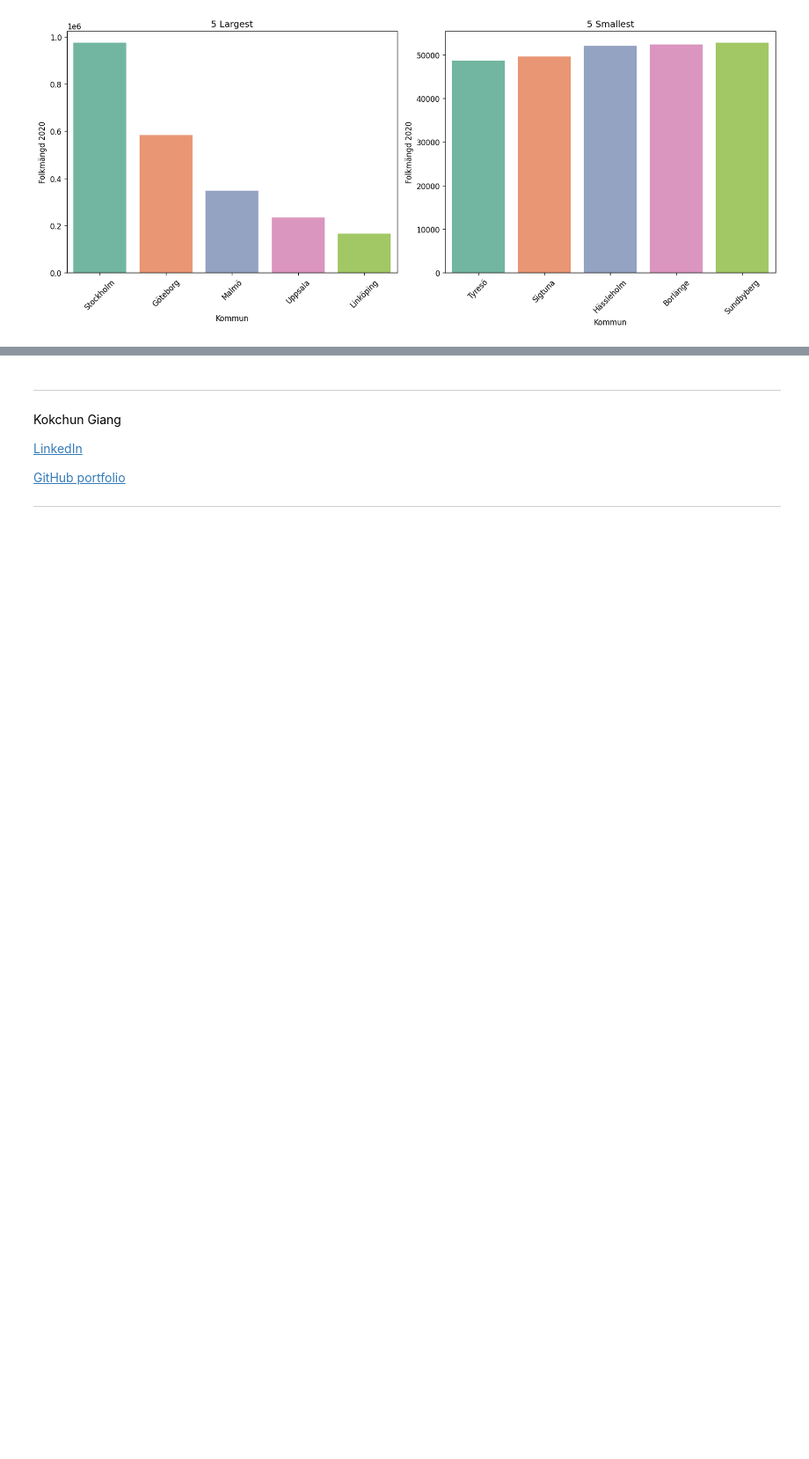
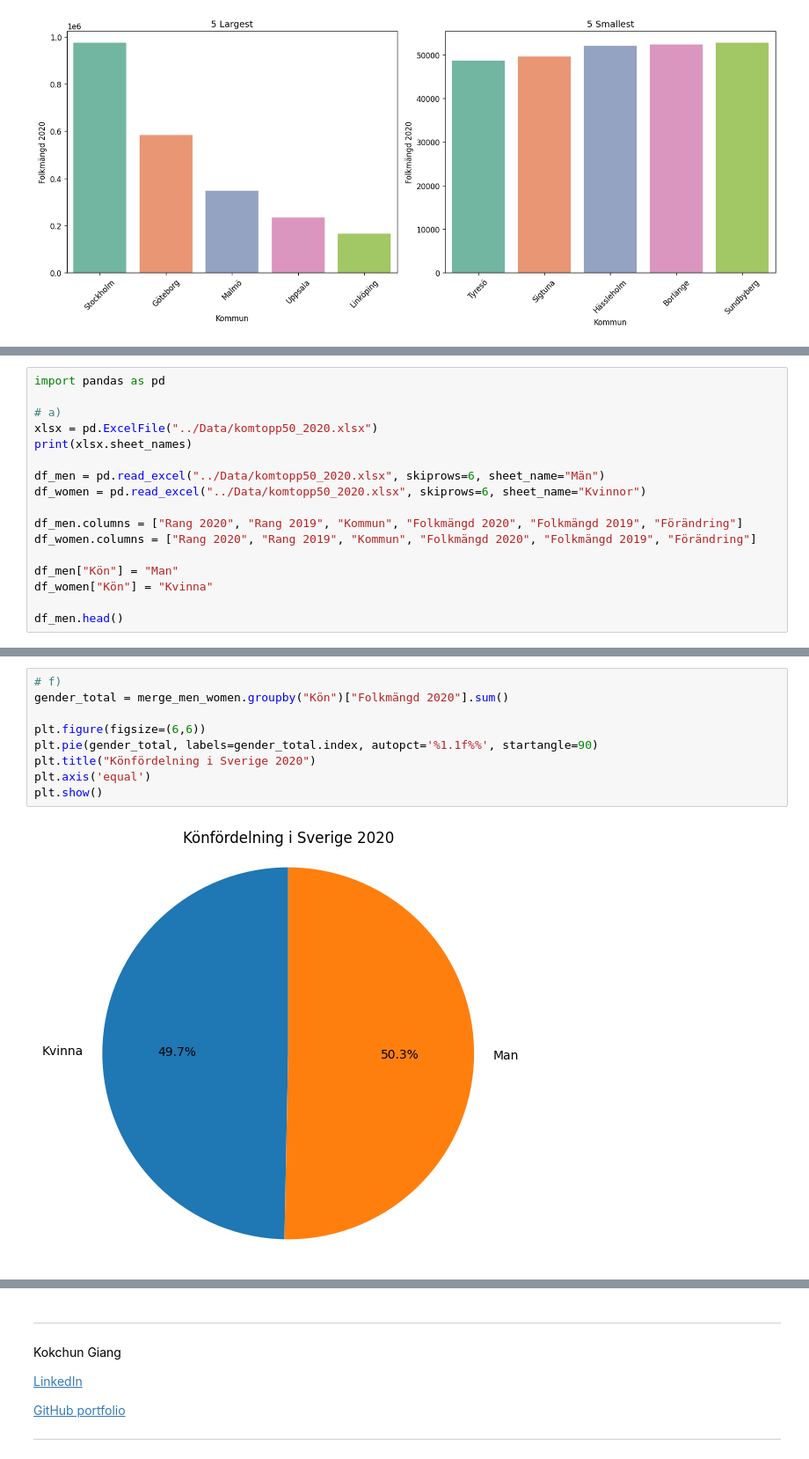
Before and after one commit to m0hsen-m0hseni/Databehandling-Mohsen-Mohseni, a Jupyter notebook: Exercises/E00_pandas_basic_syntax.ipynb, the cells around one changed output, grey strips where cells are left out. Shown at 88% size. Saved outputs shown, nothing was run; the diff lists cells and outputs as text; blank space fills up the shorter version.

```diff
--- a/Exercises/E00_pandas_basic_syntax.ipynb
+++ b/Exercises/E00_pandas_basic_syntax.ipynb
@@ -460,3 +460,20 @@ h)
 <img src="../assets/pop_change.png" height="200"/>
 
 </details>
+# %%
+import pandas as pd
+
+# a)
+xlsx = pd.ExcelFile("../Data/komtopp50_2020.xlsx")
+print(xlsx.sheet_names)
+
+df_men = pd.read_excel("../Data/komtopp50_2020.xlsx", skiprows=6, sheet_name="Män")
+df_women = pd.read_excel("../Data/komtopp50_2020.xlsx", skiprows=6, sheet_name="Kvinnor")
+
+df_men.columns = ["Rang 2020", "Rang 2019", "Kommun", "Folkmängd 2020", "Folkmängd 2019", "Förändring"]
+df_women.columns = ["Rang 2020", "Rang 2019", "Kommun", "Folkmängd 2020", "Folkmängd 2019", "Förändring"]
+
+df_men["Kön"] = "Man"
+df_women["Kön"] = "Kvinna"
+
+df_men.head()
@@ -462,0 +587,11 @@ h)
+# %%
+# f)
+gender_total = merge_men_women.groupby("Kön")["Folkmängd 2020"].sum()
+
+plt.figure(figsize=(6,6))
+plt.pie(gender_total, labels=gender_total.index, autopct='%1.1f%%', startangle=90)
+plt.title("Könfördelning i Sverige 2020")
+plt.axis('equal')
+plt.show()
+# %% [output]
+[figure, added]
```
Also changed, not shown: parts of 8 cells of this notebook.
